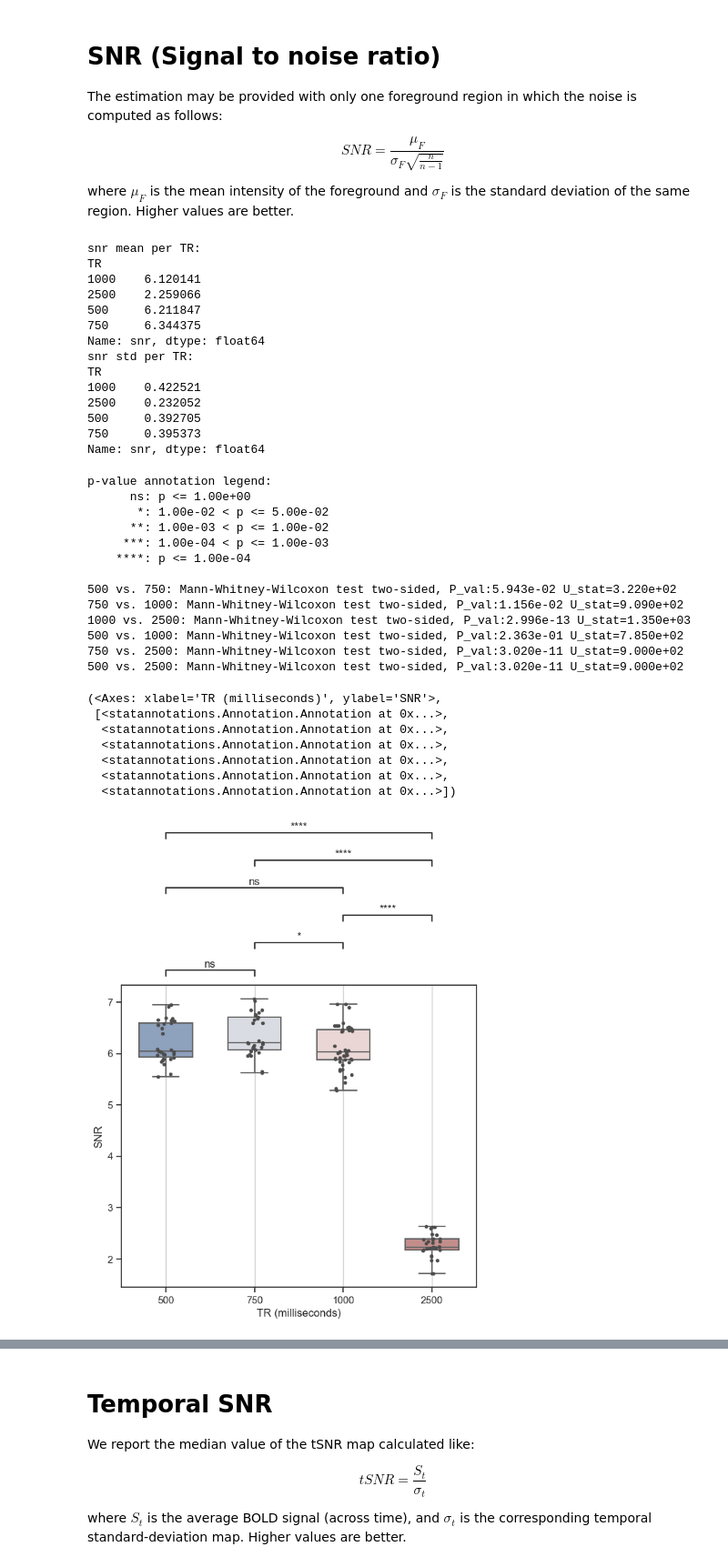
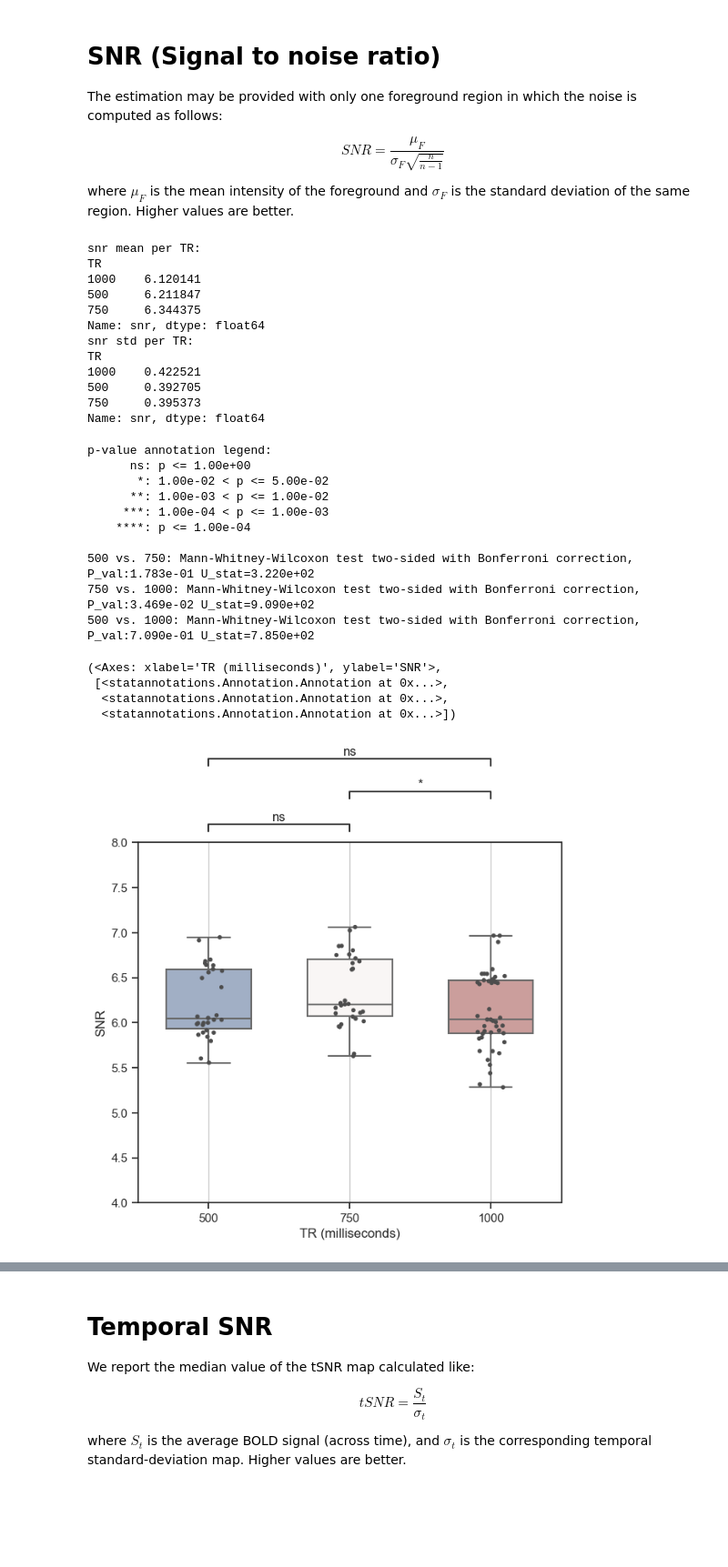
Before and after one commit to CIBIT-UC/vpmbtr, a Jupyter notebook: scripts/mriqc.ipynb, the cells around one changed output, grey strips where cells are left out. Shown at 91% size. Drawn from its saved outputs; the diff is of its cells as text; code cells hidden in the pictures; blank space fills up the shorter version.

Commit message:
update mriqc notebook - three TRs only

```diff
--- a/scripts/mriqc.ipynb
+++ b/scripts/mriqc.ipynb
@@ -54,3 +54,11 @@ mriqc_data.head()
 | 3 | sub-01_task-AA_acq-2500_run-1_bold | 0.000578 | 0.003224 | 0 | 32.594990 | 1.197928 | 0.989386 | 0.577387 | 235.130478 | 0.055899 | ... |
 | 4 | sub-01_task-UA_acq-0500_run-1_bold | 0.000574 | 0.012481 | 4 | 38.444725 | 1.185641 | 1.003976 | 0.559465 | 2759.964600 | 0.142584 | ... |
 5 rows × 46 columns
+# %%
+# remove all rows of mriqc_data with TR = 2500
+mriqc_data_mb = mriqc_data[mriqc_data.TR != '2500']
+
+TRs_mb = ['500', '750', '1000']
+TR_pairs_mb = list(combinations(TRs_mb, r=2))
+
+mriqc_data_mb
@@ -63,72 +85,62 @@ $$ SNR = \frac{\mu_F}{\sigma _F \sqrt{\frac{n}{n-1}}} $$
 where $\mu_F$ is the mean intensity of the foreground and $\sigma_F$ is the standard deviation of the same region. Higher values are better.
 # %%
 # estimate mean and std of snr for each TR and print them
-snr_mean = mriqc_data.groupby('TR')['snr'].mean()
-snr_std = mriqc_data.groupby('TR')['snr'].std()
+snr_mean = mriqc_data_mb.groupby('TR')['snr'].mean()
+snr_std = mriqc_data_mb.groupby('TR')['snr'].std()
 
 print('snr mean per TR:')
 print(snr_mean)
 print('snr std per TR:')
 print(snr_std)
-
-# this reveals the big difference is in the mean of SNR, not std.
 # %% [output]
 snr mean per TR:
 TR
 1000    6.120141
-2500    2.259066
 500     6.211847
 750     6.344375
 Name: snr, dtype: float64
 snr std per TR:
 TR
 1000    0.422521
-2500    0.232052
 500     0.392705
 750     0.395373
 Name: snr, dtype: float64
 # %%
 # Initialize the figure with a logarithmic x axis
 f, ax = plt.subplots(figsize=(7, 6))
 
 # Plot the orbital period with horizontal boxes
-sns.boxplot(x="TR", y="snr", data=mriqc_data,
+sns.boxplot(x="TR", y="snr", data=mriqc_data_mb,
             whis=[0, 100], width=.6, palette="vlag")
 
 # Add in points to show each observation
-sns.stripplot(x="TR", y="snr", data=mriqc_data,
+sns.stripplot(x="TR", y="snr", data=mriqc_data_mb,
               size=4, color=".3", linewidth=0)
 
 # Tweak the visual presentation
 ax.xaxis.grid(True)
-ax.set(xlabel="TR (milliseconds)", ylabel="SNR")
+ax.set(xlabel="TR (milliseconds)", ylabel="SNR", ylim=(4,8))
 #sns.despine(trim=True, left=True)
 
-annotator = Annotator(ax, TR_pairs, data=mriqc_data, x='TR', y='snr', order=TRs)
-annotator.configure(test='Mann-Whitney', text_format='star', loc='outside', verbose=1)
+annotator = Annotator(ax, TR_pairs_mb, data=mriqc_data_mb, x='TR', y='snr', order=TRs_mb)
+annotator.configure(test='Mann-Whitney', text_format='star', loc='outside', verbose=1, comparisons_correction='bonferroni')
 annotator.apply_and_annotate()
 # %% [output]
 p-value annotation legend:
       ns: p <= 1.00e+00
        *: 1.00e-02 < p <= 5.00e-02
       **: 1.00e-03 < p <= 1.00e-02
      ***: 1.00e-04 < p <= 1.00e-03
     ****: p <= 1.00e-04
 
-500 vs. 750: Mann-Whitney-Wilcoxon test two-sided, P_val:5.943e-02 U_stat=3.220e+02
-750 vs. 1000: Mann-Whitney-Wilcoxon test two-sided, P_val:1.156e-02 U_stat=9.090e+02
-1000 vs. 2500: Mann-Whitney-Wilcoxon test two-sided, P_val:2.996e-13 U_stat=1.350e+03
-500 vs. 1000: Mann-Whitney-Wilcoxon test two-sided, P_val:2.363e-01 U_stat=7.850e+02
-750 vs. 2500: Mann-Whitney-Wilcoxon test two-sided, P_val:3.020e-11 U_stat=9.000e+02
-500 vs. 2500: Mann-Whitney-Wilcoxon test two-sided, P_val:3.020e-11 U_stat=9.000e+02
+500 vs. 750: Mann-Whitney-Wilcoxon test two-sided with Bonferroni correction, P_val:1.783e-01 U_stat=3.220e+02
+750 vs. 1000: Mann-Whitney-Wilcoxon test two-sided with Bonferroni correction, P_val:3.469e-02 U_stat=9.090e+02
+500 vs. 1000: Mann-Whitney-Wilcoxon test two-sided with Bonferroni correction, P_val:7.090e-01 U_stat=7.850e+02
 (<Axes: xlabel='TR (milliseconds)', ylabel='SNR'>,
  [<statannotations.Annotation.Annotation at 0x...>,
   <statannotations.Annotation.Annotation at 0x...>,
-  <statannotations.Annotation.Annotation at 0x...>,
-  <statannotations.Annotation.Annotation at 0x...>,
-  <statannotations.Annotation.Annotation at 0x...>,
   <statannotations.Annotation.Annotation at 0x...>])
-[figure, old version]
+[figure, new version]
 # %%
 #| label: mriqc_snr
 f
```
Also changed, not shown: parts of 8 cells of this notebook, 1 other file.
